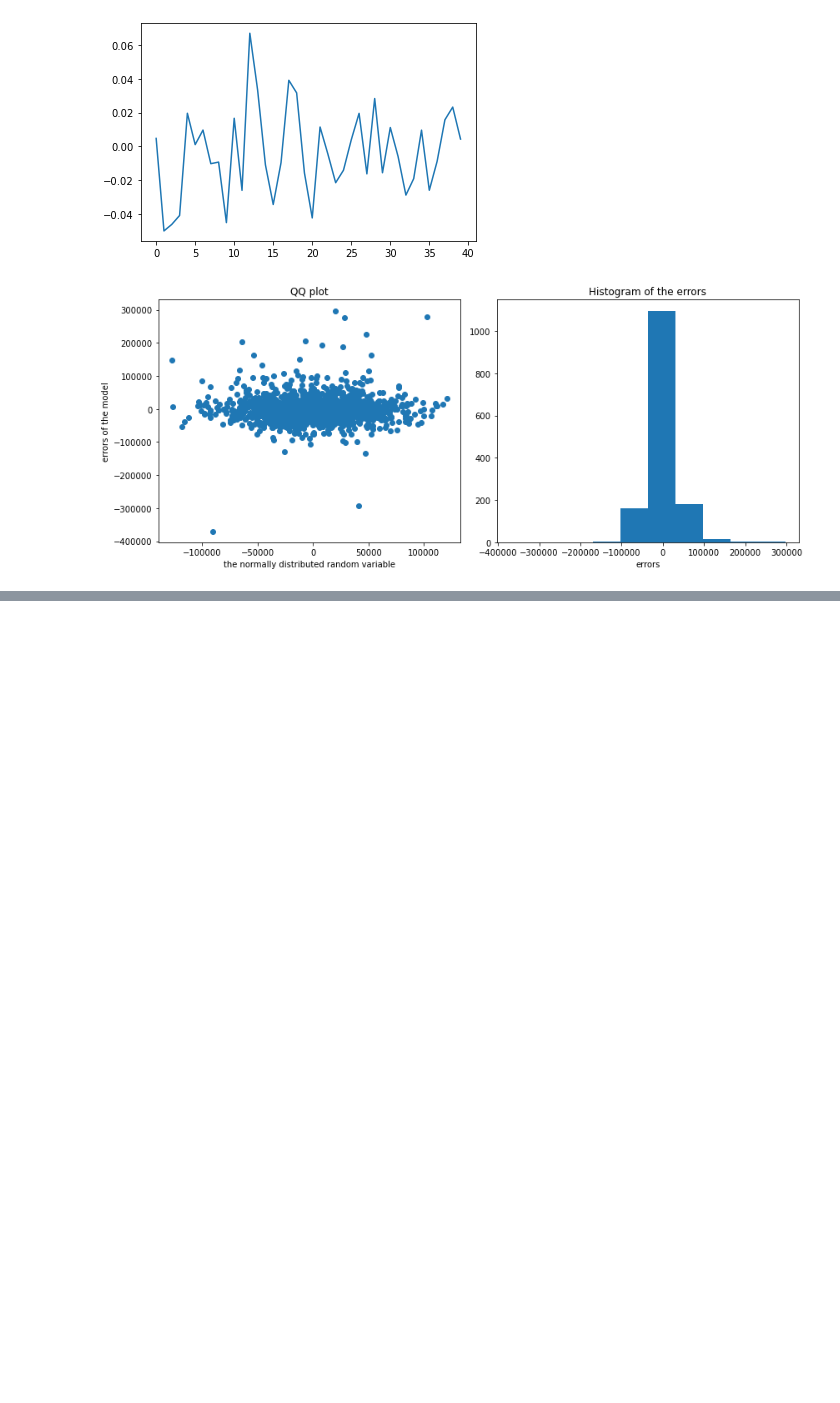
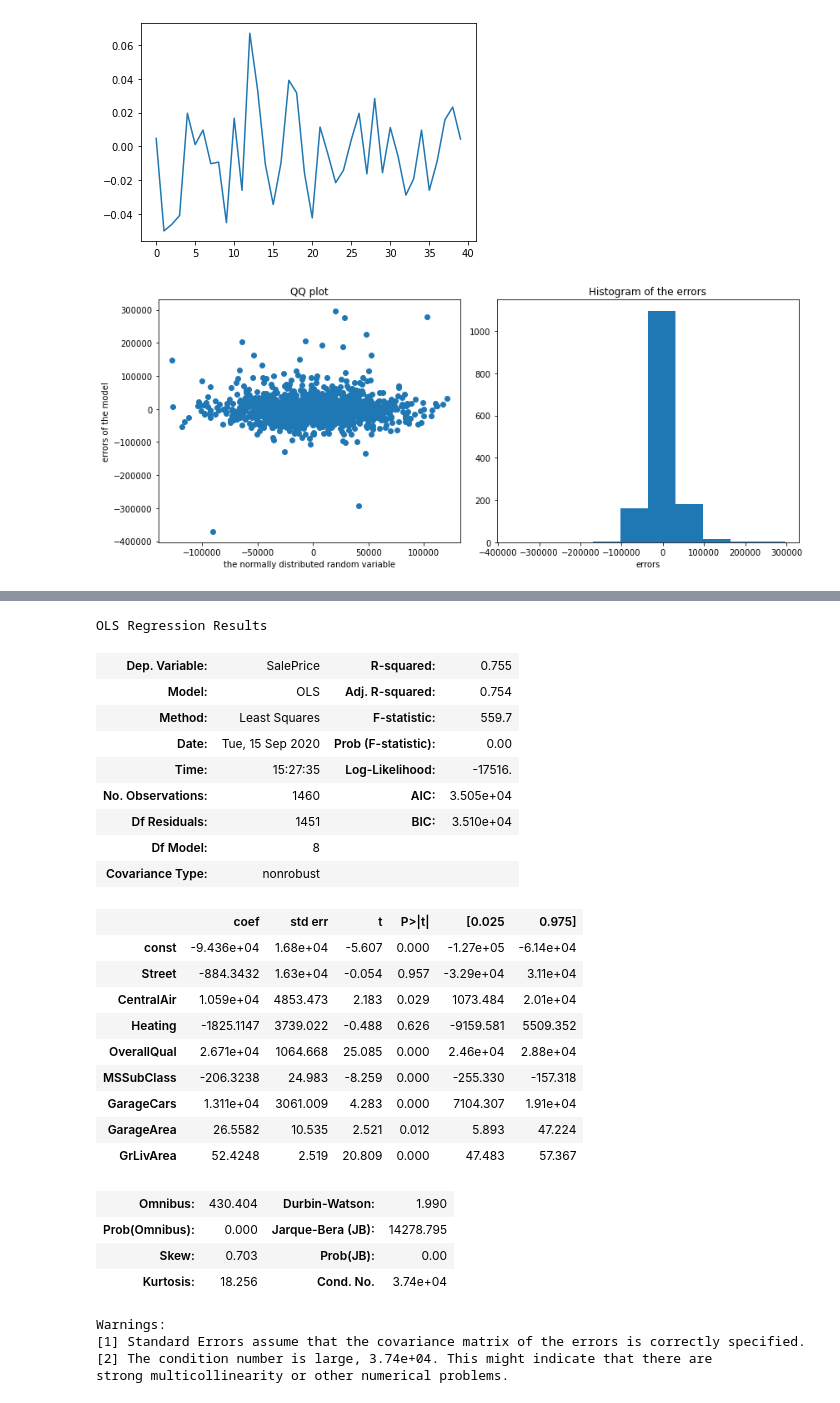
Before and after one commit to FurkanSrtc/DataScience, a Jupyter notebook: Assignments for Regression_Problems/A_02_simple_linear_regression_models.ipynb, the cells around one changed output, grey strips where cells are left out. Cells and saved outputs as stored; diff of their text form; code cells hidden in the pictures; blank space fills up the shorter version.

```diff
--- a/Assignments for Regression_Problems/A_02_simple_linear_regression_models.ipynb
+++ b/Assignments for Regression_Problems/A_02_simple_linear_regression_models.ipynb
@@ -350,0 +356,41 @@ plt.show()
+# %%
+import statsmodels.api as sm
+
+Y = df['SalePrice']
+X = df[['Street','CentralAir','Heating',"OverallQual","MSSubClass","GarageCars","GarageArea","GrLivArea"]]
+
+
+X = sm.add_constant(X)
+results = sm.OLS(Y, X).fit()
+
+# We print the summary results
+display(results.summary())
+# %% [output]
+OLS Regression Results
+| Dep. Variable: | SalePrice | R-squared: | 0.755 |
+| Model: | OLS | Adj. R-squared: | 0.754 |
+| Method: | Least Squares | F-statistic: | 559.7 |
+| Date: | Tue, 15 Sep 2020 | Prob (F-statistic): | 0.00 |
+| Time: | 15:27:35 | Log-Likelihood: | -17516. |
+| No. Observations: | 1460 | AIC: | 3.505e+04 |
+| Df Residuals: | 1451 | BIC: | 3.510e+04 |
+| Df Model: | 8 |  |  |
+| Covariance Type: | nonrobust |  |  |
+|  | coef | std err | t | P>|t| | [0.025 | 0.975] |
+| const | -9.436e+04 | 1.68e+04 | -5.607 | 0.000 | -1.27e+05 | -6.14e+04 |
+| Street | -884.3432 | 1.63e+04 | -0.054 | 0.957 | -3.29e+04 | 3.11e+04 |
+| CentralAir | 1.059e+04 | 4853.473 | 2.183 | 0.029 | 1073.484 | 2.01e+04 |
+| Heating | -1825.1147 | 3739.022 | -0.488 | 0.626 | -9159.581 | 5509.352 |
+| OverallQual | 2.671e+04 | 1064.668 | 25.085 | 0.000 | 2.46e+04 | 2.88e+04 |
+| MSSubClass | -206.3238 | 24.983 | -8.259 | 0.000 | -255.330 | -157.318 |
+| GarageCars | 1.311e+04 | 3061.009 | 4.283 | 0.000 | 7104.307 | 1.91e+04 |
+| GarageArea | 26.5582 | 10.535 | 2.521 | 0.012 | 5.893 | 47.224 |
+| GrLivArea | 52.4248 | 2.519 | 20.809 | 0.000 | 47.483 | 57.367 |
+| Omnibus: | 430.404 | Durbin-Watson: | 1.990 |
+| Prob(Omnibus): | 0.000 | Jarque-Bera (JB): | 14278.795 |
+| Skew: | 0.703 | Prob(JB): | 0.00 |
+| Kurtosis: | 18.256 | Cond. No. | 3.74e+04 |
+Warnings:
+[1] Standard Errors assume that the covariance matrix of the errors is correctly specified.
+[2] The condition number is large, 3.74e+04. This might indicate that there are
+strong multicollinearity or other numerical problems.
```
Also changed, not shown: parts of 11 cells of this notebook.
